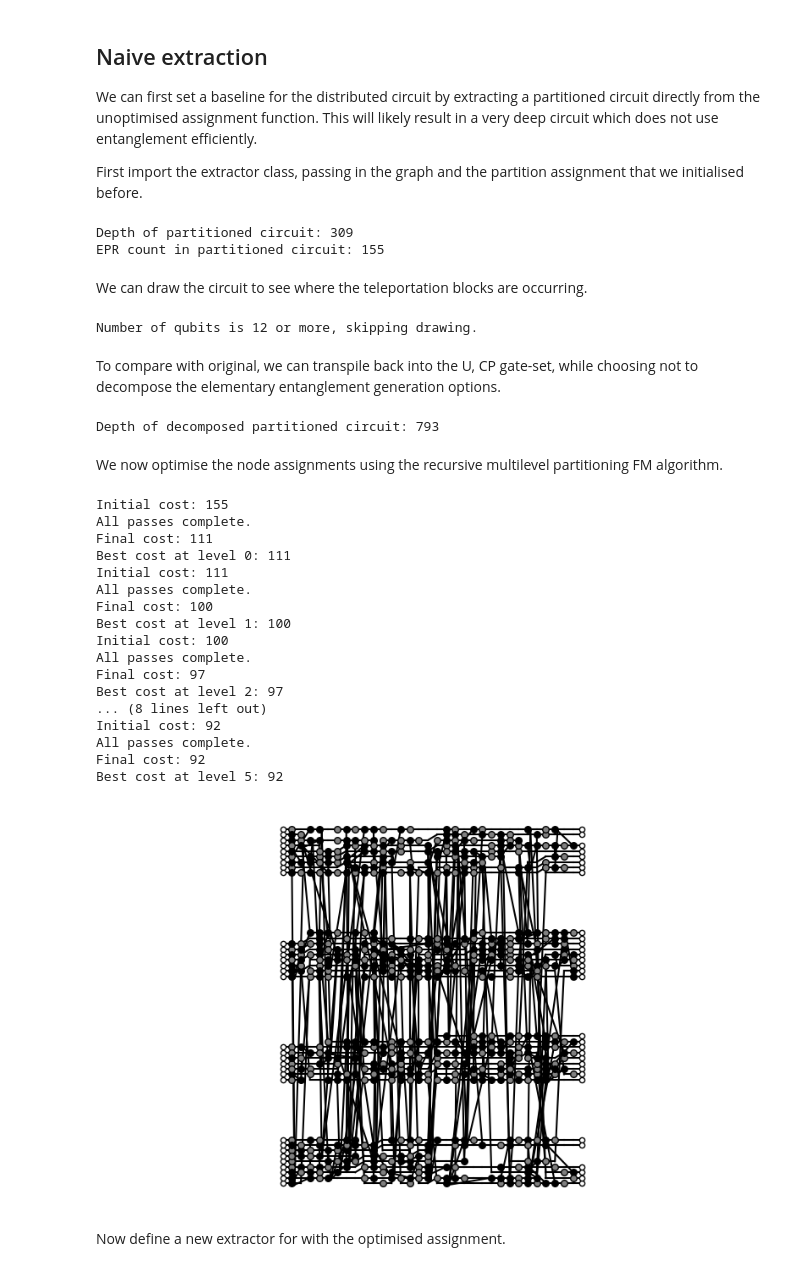
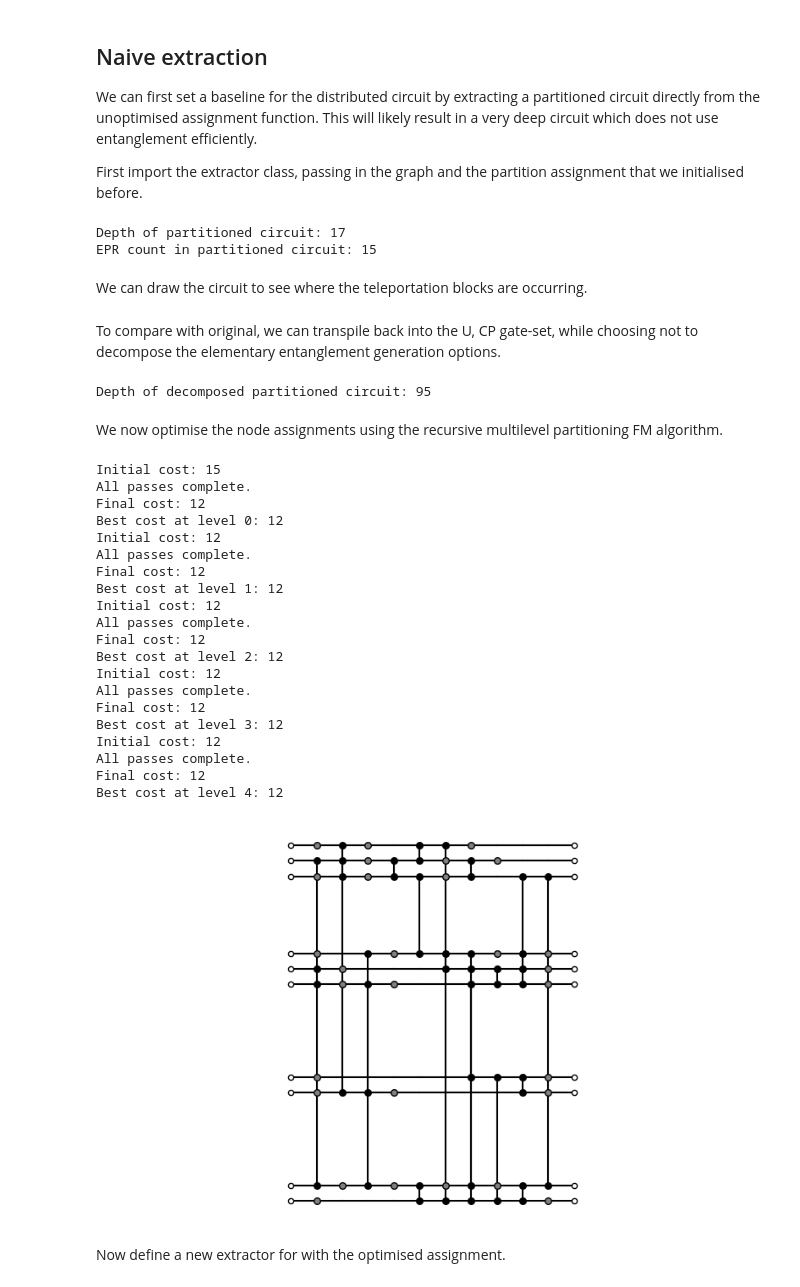
Before and after one commit to felix-burt/DISQCO, a Jupyter notebook: Demos/circuit_extraction_demo.ipynb, the cells around one changed output. Saved outputs shown, nothing was run; the diff lists cells and outputs as text; code cells hidden in the pictures.

```diff
--- a/Demos/circuit_extraction_demo.ipynb
+++ b/Demos/circuit_extraction_demo.ipynb
@@ -12,14 +12,13 @@ First build/import and transpile the circuit. We use a fixed depth random circui
 # %%
 from MLFM_GCP.circuits.cp_fraction import cp_fraction
 from MLFM_GCP.circuits.QAOA import QAOA_random
-
 from MLFM_GCP.graphs.GCP_hypergraph import QuantumCircuitHyperGraph
 from qiskit import transpile
 from MLFM_GCP.partitioning.FM.FM_methods import set_initial_partitions
 from qiskit.circuit.library import QFT, QuantumVolume, EfficientSU2
 from MLFM_GCP.utils.qiskit_to_op_list import *
 
-num_qubits = 32
+num_qubits = 10
 
 circuit = cp_fraction(  num_qubits = num_qubits,
                         depth = num_qubits,
@@ -36,5 +35,4 @@ circuit = transpile(circuit, basis_gates=['cp', 'u'])
 depth = circuit.depth()
 
 
-if num_qubits < 12:
-    circuit.draw(output='mpl', style='bw', fold=100)
+circuit.draw(output='mpl', style='bw', fold=100)
@@ -53,7 +53,7 @@ qpu_info = [qpu_size] * num_partitions
 
 comm_info = [2] * num_partitions
 
-group_gates = True
+group_gates = False
 
 graph = QuantumCircuitHyperGraph(circuit = circuit,
                                  group_gates = group_gates,
@@ -109,8 +109,8 @@ print(f"Depth of partitioned circuit: {basic_partitioned_circuit.depth()}")
 EPR_count = basic_partitioned_circuit_EPR.count_ops()['EPR']
 print(f"EPR count in partitioned circuit: {EPR_count}")
 # %% [output]
-Depth of partitioned circuit: 309
-EPR count in partitioned circuit: 155
+Depth of partitioned circuit: 17
+EPR count in partitioned circuit: 15
 # %% [markdown]
 We can draw the circuit to see where the teleportation blocks are occurring.
 # %%
@@ -118,8 +118,6 @@ if num_qubits < 12:
     basic_partitioned_circuit_EPR.draw(output='mpl', style='bw', fold=100)
 else:
     print("Number of qubits is 12 or more, skipping drawing.")
-# %% [output]
-Number of qubits is 12 or more, skipping drawing.
 # %% [markdown]
 To compare with original, we can transpile back into the U, CP gate-set, while choosing not to decompose the elementary entanglement generation options.
 # %%
@@ -127,56 +125,56 @@ decomposed_circuit = transpile(basic_partitioned_circuit, basis_gates = ['cp', '
 
 print(f"Depth of decomposed partitioned circuit: {decomposed_circuit.depth()}")
 # %% [output]
-Depth of decomposed partitioned circuit: 793
+Depth of decomposed partitioned circuit: 95
 # %% [markdown]
 We now optimise the node assignments using the recursive multilevel partitioning FM algorithm.
 # %%
 from MLFM_GCP.partitioning.FM.multilevel_FM import MLFM_recursive
 import numpy as np
 
 limit = 'qubit'
 
 assignment_list, cost_list, time_list = MLFM_recursive(graph,
                                         assignment,
                                         qpu_info,
                                         limit = 'qubit',
                                         pass_list = [50]*10,
                                         stochastic = True,
                                         lock_nodes = False,
                                         log = True,
                                         add_initial = False,
                                         costs = None)
 
 optimised_assignment = assignment_list[np.argmin(cost_list)]
 
 mpl_fig = hypergraph_to_matplotlib(
     graph,
     num_qubits,
     optimised_assignment,
     qpu_info,
-    depth,
-    xscale=10/depth,
-    yscale=6/num_qubits,
-)
+    depth
 # %% [output]
-Initial cost: 155
+Initial cost: 15
 All passes complete.
-Final cost: 111
-Best cost at level 0: 111
-Initial cost: 111
+Final cost: 12
+Best cost at level 0: 12
+Initial cost: 12
 All passes complete.
-Final cost: 100
-Best cost at level 1: 100
-Initial cost: 100
+Final cost: 12
+Best cost at level 1: 12
+Initial cost: 12
 All passes complete.
-Final cost: 97
-Best cost at level 2: 97
-... (8 lines left out)
-Initial cost: 92
+Final cost: 12
+Best cost at level 2: 12
+Initial cost: 12
 All passes complete.
-Final cost: 92
-Best cost at level 5: 92
+Final cost: 12
+Best cost at level 3: 12
+Initial cost: 12
+All passes complete.
+Final cost: 12
+Best cost at level 4: 12
-[figure, old version]
+[figure, new version]
 # %% [markdown]
 Now define a new extractor for with the optimised assignment.
 # %%
```
Also changed, not shown: parts of 8 cells of this notebook, 3 other files.
